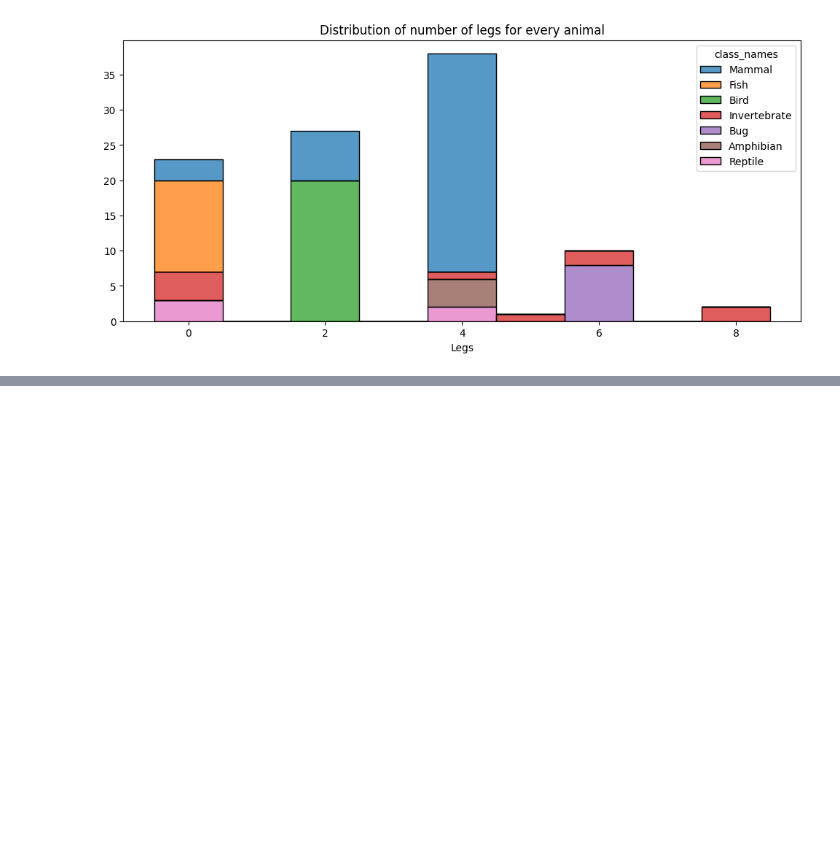
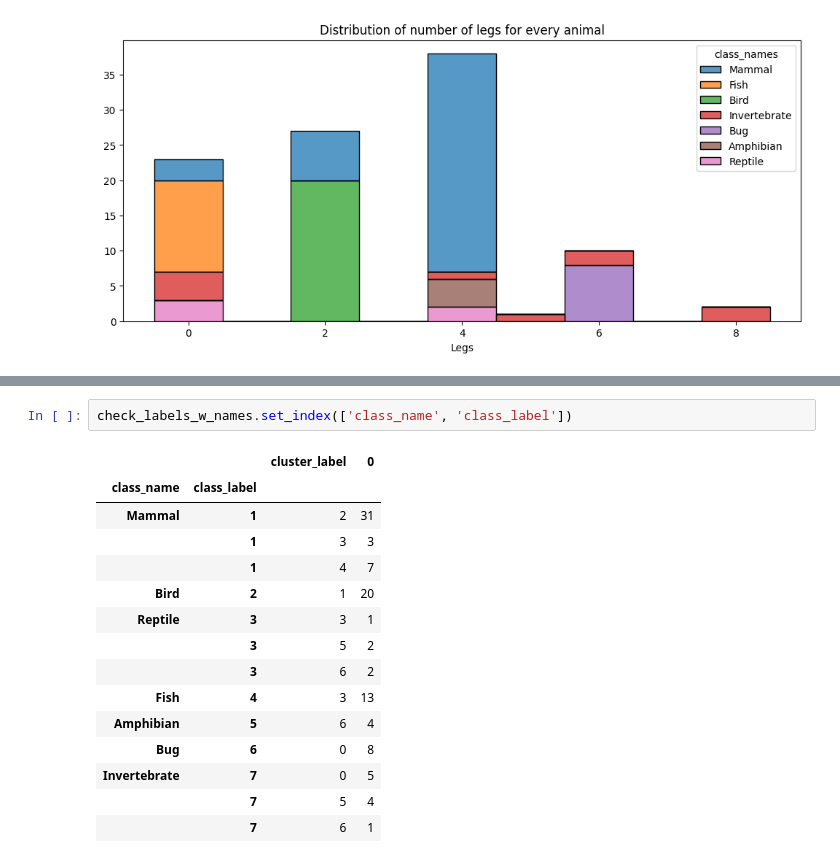
Before and after one commit to ffaundezcab/animal_classification, a Jupyter notebook: eda.ipynb, the cells around one changed output, grey strips where cells are left out. Saved outputs shown, nothing was run; the diff lists cells and outputs as text; blank space fills up the shorter version.

```diff
--- a/eda.ipynb
+++ b/eda.ipynb
@@ -265,0 +315,18 @@ plt.show()
+# %%
+check_labels_w_names.set_index(['class_name', 'class_label'])
+# %% [output]
+|  |  | cluster_label | 0 |
+| class_name | class_label |  |  |
+| Mammal | 1 | 2 | 31 |
+|  | 1 | 3 | 3 |
+|  | 1 | 4 | 7 |
+| Bird | 2 | 1 | 20 |
+| Reptile | 3 | 3 | 1 |
+|  | 3 | 5 | 2 |
+|  | 3 | 6 | 2 |
+| Fish | 4 | 3 | 13 |
+| Amphibian | 5 | 6 | 4 |
+| Bug | 6 | 0 | 8 |
+| Invertebrate | 7 | 0 | 5 |
+|  | 7 | 5 | 4 |
+|  | 7 | 6 | 1 |
```
Also changed, not shown: parts of 18 cells of this notebook.
